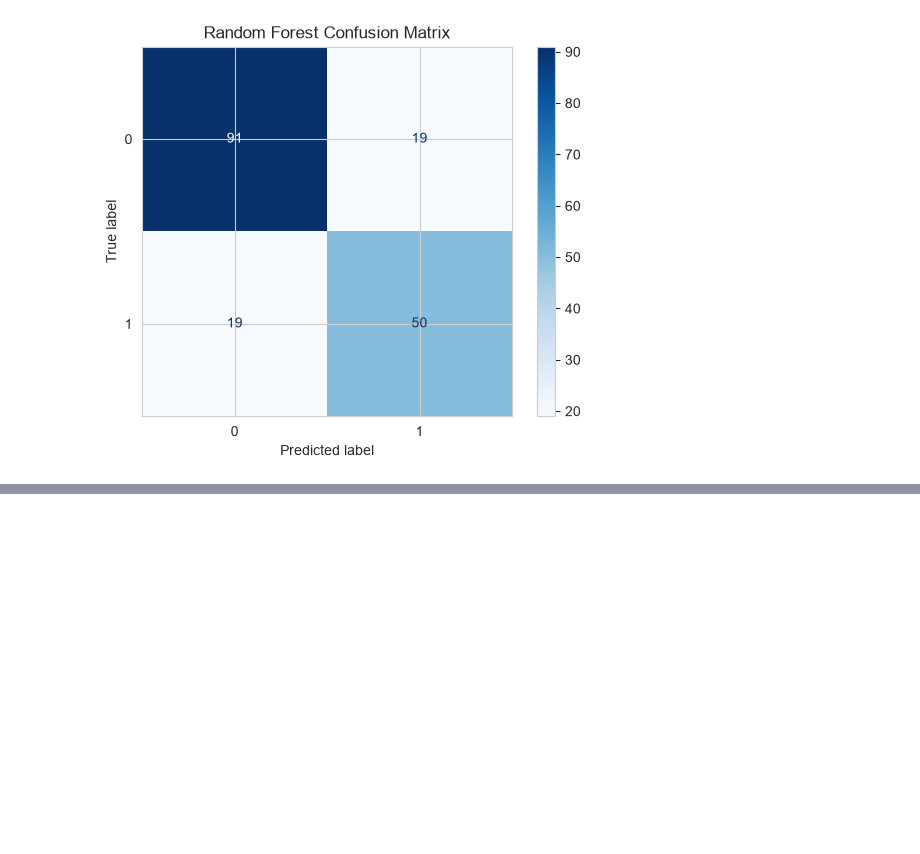
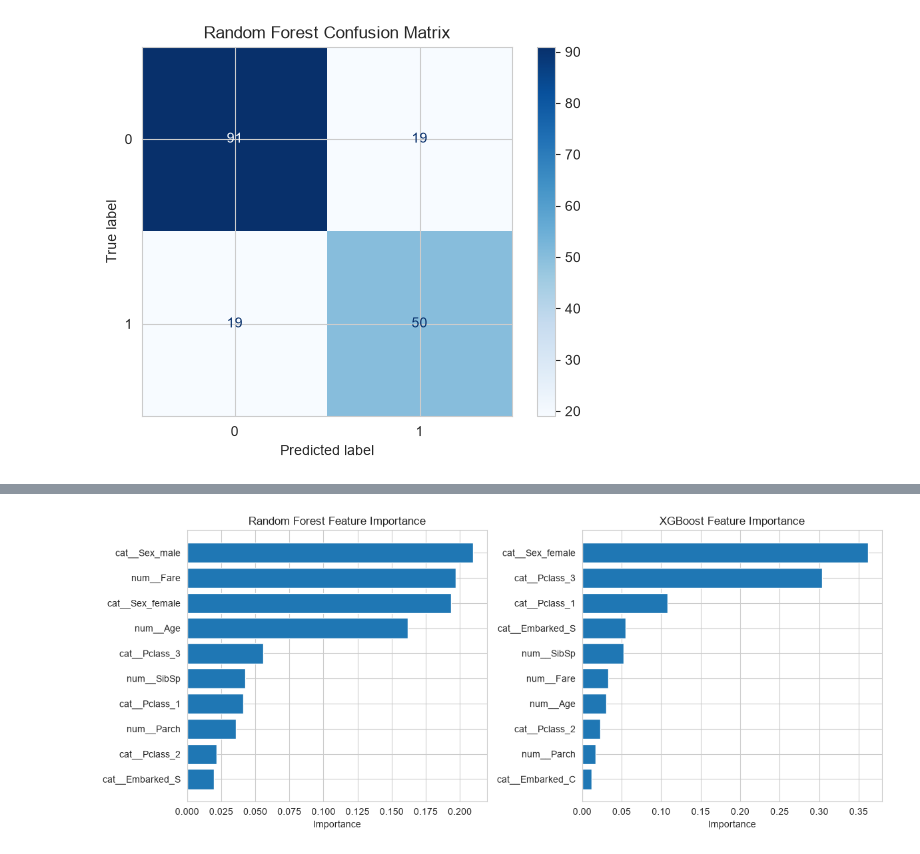
Before and after one commit to ZahinAwosaf/tabular-ensemble-ablation-titanic, a Jupyter notebook: ensemble_titanic.ipynb, the cells around one changed output, grey strips where cells are left out. Saved outputs shown, nothing was run; the diff lists cells and outputs as text; code cells hidden in the pictures; blank space fills up the shorter version.

Commit message:
Step 6

```diff
--- a/ensemble_titanic.ipynb
+++ b/ensemble_titanic.ipynb
@@ -364,0 +440,3 @@ plt.show()
+# %%
+feature_names = best_rf.named_steps["preprocessor"].get_feature_names_out()
+feature_names
@@ -364,0 +450,8 @@ plt.show()
+# %%
+rf_importance = pd.DataFrame({
+    "Feature": feature_names,
+    "Importance": best_rf.named_steps["classifier"].feature_importances_
+})
+
+rf_importance = rf_importance.sort_values(by = "Importance", ascending = False)
+rf_importance.head(10)
@@ -364,0 +472,8 @@ plt.show()
+# %%
+xgb_importance = pd.DataFrame({
+    "Feature": feature_names,
+    "Importance": best_xgb.named_steps["classifier"].feature_importances_
+})
+
+xgb_importance = xgb_importance.sort_values(by = "Importance", ascending = False)
+xgb_importance.head(10)
@@ -364,0 +492,17 @@ plt.show()
+# %%
+fig, axes = plt.subplots(1, 2, figsize = (12, 5))
+
+axes[0].barh(rf_importance["Feature"][:10], rf_importance["Importance"][:10])
+axes[0].invert_yaxis()
+axes[0].set_title("Random Forest Feature Importance")
+axes[0].set_xlabel("Importance")
+
+axes[1].barh(xgb_importance["Feature"][:10], xgb_importance["Importance"][:10])
+axes[1].invert_yaxis()
+axes[1].set_title("XGBoost Feature Importance")
+axes[1].set_xlabel("Importance")
+
+plt.tight_layout()
+plt.show()
+# %% [output]
+[figure, added]
```
Also changed, not shown: parts of 22 cells of this notebook.
